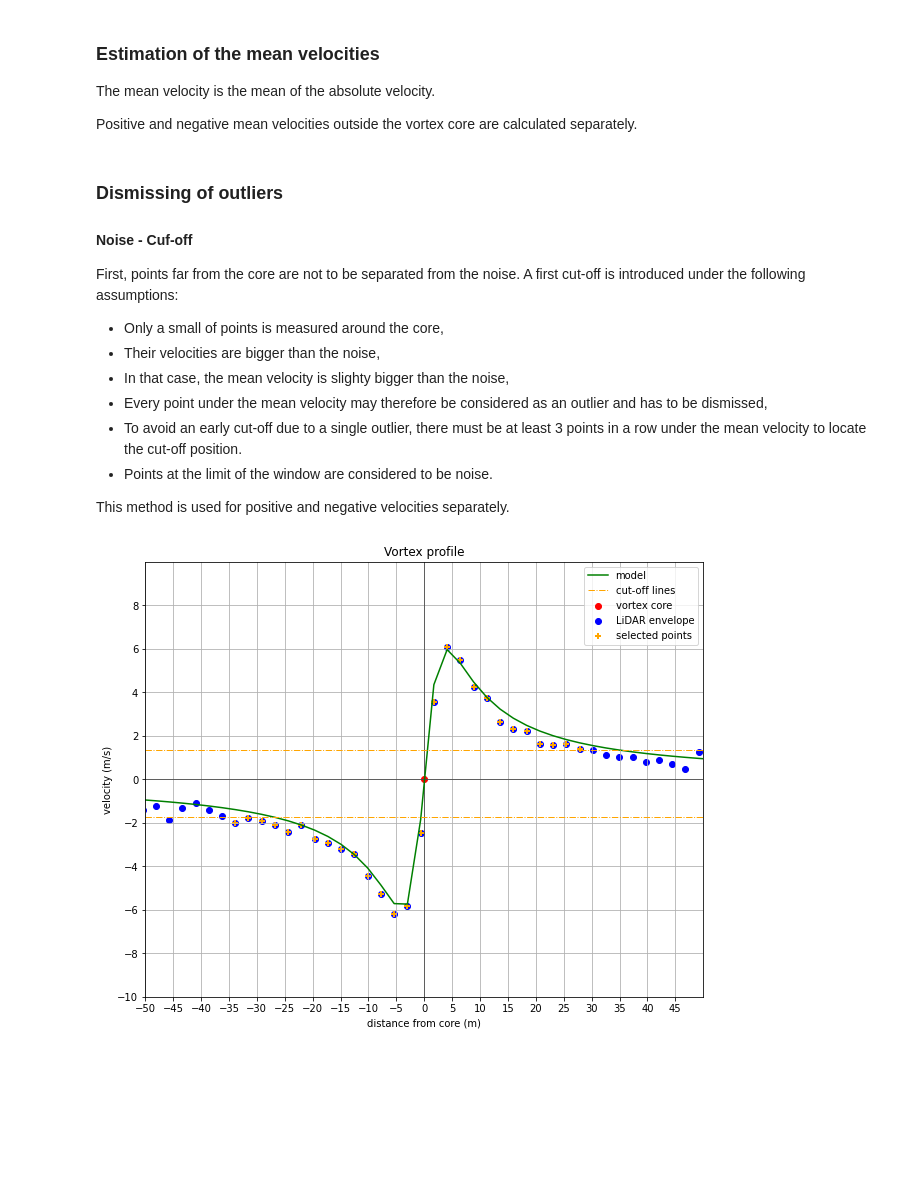
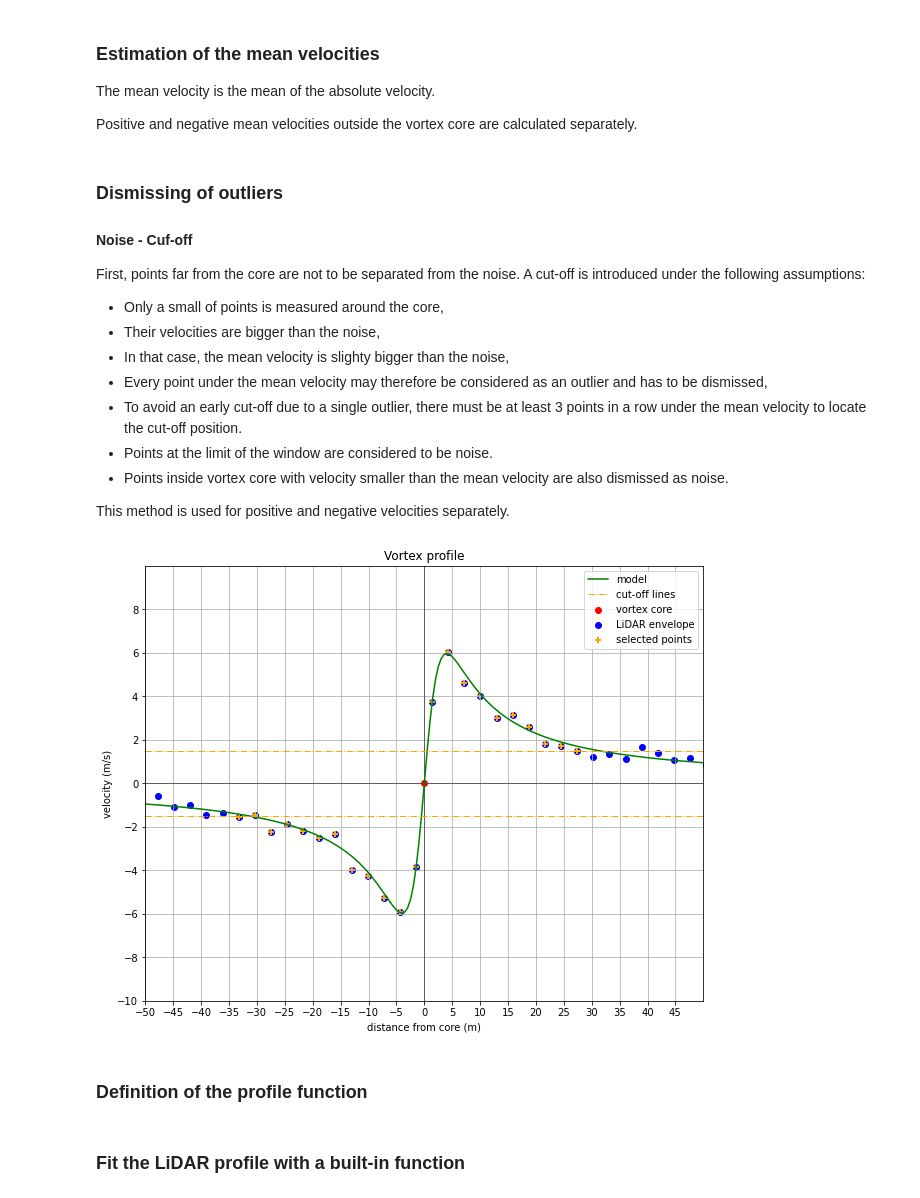
Before and after one commit to YanRob/Wake-Vortex, a Jupyter notebook: Vortex_Profile.ipynb, the cells around one changed output. Drawn from its saved outputs; the diff is of its cells as text; code cells hidden in the pictures; blank space fills up the shorter version.

Commit message:
add fitting

```diff
--- a/Vortex_Profile.ipynb
+++ b/Vortex_Profile.ipynb
@@ -185,7 +188,7 @@ def generate_lidar_envelope(Gamma, rc, r, model=burnham_hallock):
     # add the random_error
     velocity_profile = add_random_error(velocity_profile)
     # Velocity shift
-    return velocity_profile + Delta_V
+    return velocity_profile + Delta_V, Delta_r, Delta_V
 # %%
 def set_lidar_resolution():
     return random.uniform(1, 3)
@@ -202,9 +205,10 @@ total_circulation = 300
 core_radius = 4
 
 distance_from_core = np.arange(r_min, r_max+r_step, r_step)
+distance_from_core_model = np.arange(r_min, r_max+1, 0.5)
 
-velocity_lidar = generate_lidar_envelope(total_circulation, core_radius, distance_from_core)
-velocity_model = burnham_hallock(total_circulation, core_radius, distance_from_core)
+velocity_lidar, Delta_r, Delta_V = generate_lidar_envelope(total_circulation, core_radius, distance_from_core)
+velocity_model = burnham_hallock(total_circulation, core_radius, distance_from_core_model)
 # %%
 %matplotlib inline
 
@@ -279,13 +283,14 @@ def get_neg_pos_mean_velocities(velocity_lidar):
 # %% [markdown]
 ### Dismissing of outliers
 #### Noise - Cuf-off
-First, points far from the core are not to be separated from the noise. A first cut-off is introduced under the following assumptions:
+First, points far from the core are not to be separated from the noise. A cut-off is introduced under the following assumptions:
 - Only a small of points is measured around the core,
 - Their velocities are bigger than the noise,
 - In that case, the mean velocity is slighty bigger than the noise,
 - Every point under the mean velocity may therefore be considered as an outlier and has to be dismissed,
 - To avoid an early cut-off due to a single outlier, there must be at least 3 points in a row under the mean velocity to locate the cut-off position.
 - Points at the limit of the window are considered to be noise.
+- Points inside vortex core with velocity smaller than the mean velocity are also dismissed as noise.
 
 This method is used for positive and negative velocities separately.
 # %%
@@ -307,12 +316,22 @@ def selection_of_points(velocity_lidar):
 # %%
-def dismiss_values_from_vectors(vector, selected_points):
-    idx_start = np.where(selected_points >= 1)[0][0]
-    idx_end = np.where(selected_points >= 1)[0][-1]
-    return vector[idx_start:idx_end+1]
+def dismiss_values_from_vectors(vector, selected_points, velocity_lidar):
+    idx_min, idx_max = get_min_max_index(velocity_lidar)
+    idx_core = np.where(selected_points[idx_min:idx_max] == 0)
+
+    idx_start = np.where(selected_points[:idx_min] >= 2)[0][0]
+    idx_end = np.where(selected_points[idx_max:] >= 2)[0][-1] + idx_max
+
+    if idx_core[0].size == 0:
+        return vector[idx_start:idx_end+1]
+
+    idx_core_min = idx_core[0][0] + idx_min
+    idx_core_max = idx_core[0][-1] + idx_min
+
+    return np.concatenate((vector[idx_start:idx_core_min], vector[idx_core_max+1:idx_end+1]))
 # %%
 selected_points = selection_of_points(velocity_lidar)
-distance_for_fitting = dismiss_values_from_vectors(distance_from_core, selected_points)
-velocity_for_fitting = dismiss_values_from_vectors(velocity_lidar, selected_points)
+distance_for_fitting = dismiss_values_from_vectors(distance_from_core, selected_points, velocity_lidar)
+velocity_for_fitting = dismiss_values_from_vectors(velocity_lidar, selected_points, velocity_lidar)
 # %%
 v_neg_mean, v_pos_mean = get_neg_pos_mean_velocities(velocity_lidar)
 # %%
@@ -323,32 +342,34 @@ x_max = 50
 
 fig, ax = plt.subplots(figsize=(10, 8))
 
 xticks = np.arange(-x_max, x_max, 5)
 yticks = np.arange(-y_max, y_max, 2)
 
 plt.axhline(0, color='black', lw=0.5)
 plt.axvline(0, color='black', lw=0.5)
 plt.scatter([0],[0], color='red', label='vortex core')
 
 ax.scatter(distance_from_core, velocity_lidar, color='blue', label='LiDAR envelope')
 ax.scatter(distance_for_fitting, velocity_for_fitting, marker='+', color='orange', \
            lw=2, label='selected points')
-ax.plot(distance_from_core, velocity_model, color='green', label='model')
+ax.plot(distance_from_core_model, velocity_model, color='green', label='model')
 
 plt.axhline(v_neg_mean, color='orange', lw=1, ls='-.', label='cut-off lines')
 plt.axhline(v_pos_mean, color='orange', lw=1, ls='-.')
 
 ax.set(xlabel='distance from core (m)', ylabel='velocity (m/s)', title='Vortex profile')
 ax.set_xticks(xticks)
 ax.set_yticks(yticks)
 
 plt.xlim(-x_max, x_max)
 plt.ylim(-y_max, y_max)
 
 plt.grid(b=True)
 
 fig.savefig("./images/single_lidar_envelope_with_selected_points.png")
 plt.legend()
 plt.show()
 # %% [output]
-[figure, old version]
+[figure, new version]
+# %% [markdown]
+### Definition of the profile function
@@ -354,0 +379,2 @@ plt.show()
+# %% [markdown]
+### Fit the LiDAR profile with a built-in function
```
Also changed, not shown: parts of 12 cells of this notebook, 4 other files.
